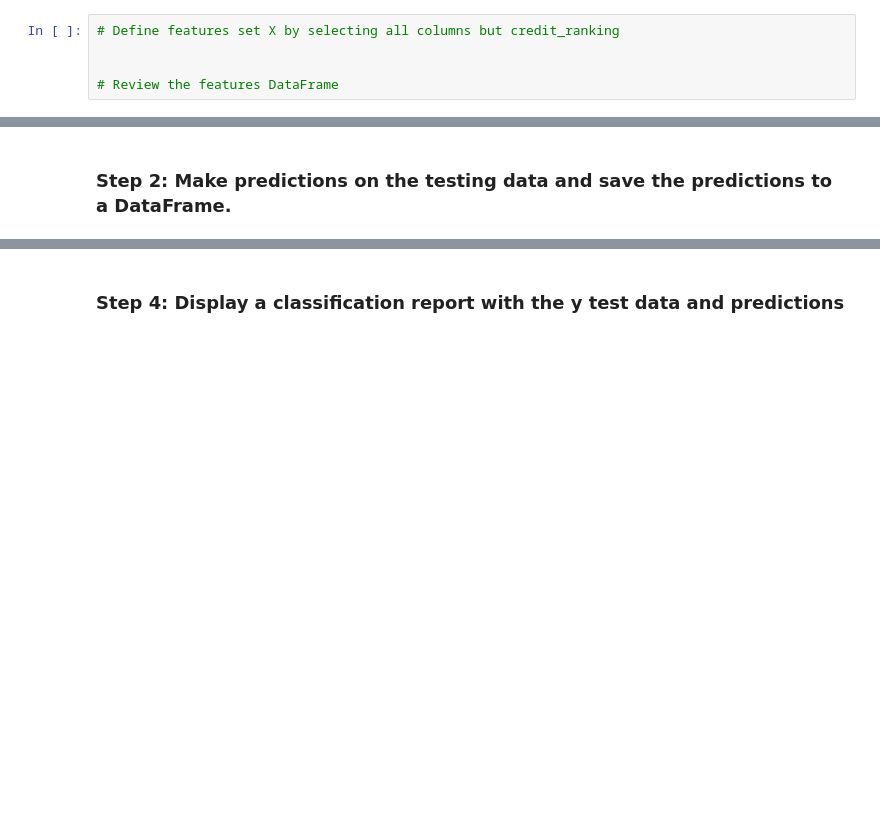
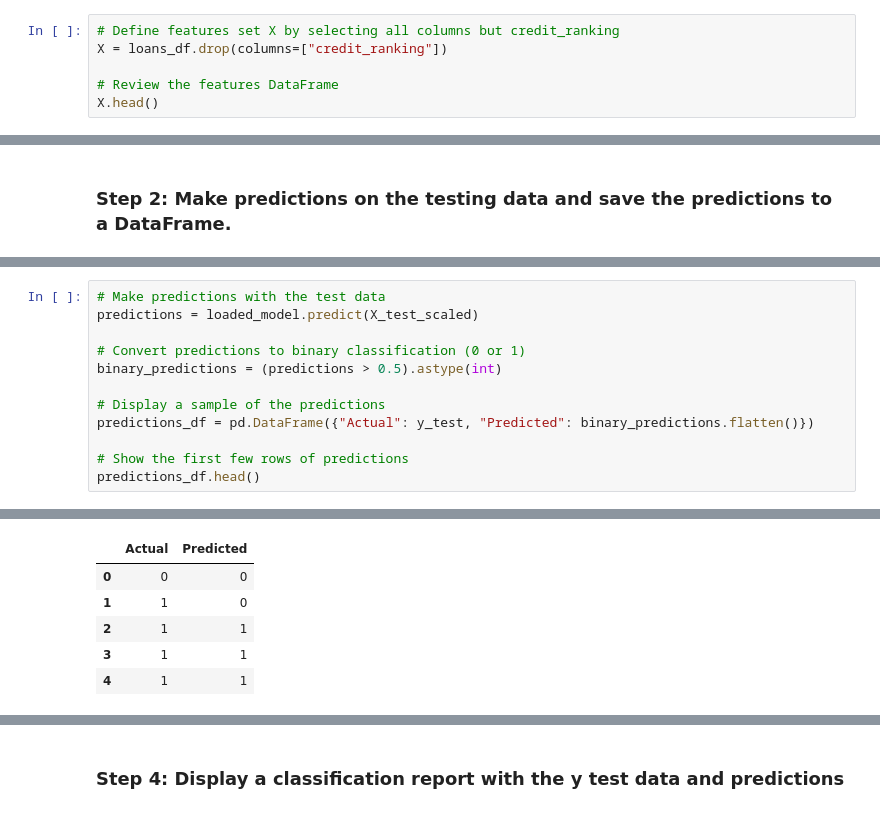
Before and after one commit to ttsai19/neural-network-challenge-1, a Jupyter notebook: student_loans_with_deep_learning.ipynb, the cells around one changed output, grey strips where cells are left out. Drawn from its saved outputs; the diff is of its cells as text; blank space fills up the shorter version.

```diff
--- a/student_loans_with_deep_learning.ipynb
+++ b/student_loans_with_deep_learning.ipynb
@@ -66,8 +70,9 @@ array([0, 0, 0, 1, 0])
 # %%
 # Define features set X by selecting all columns but credit_ranking
-
+X = loans_df.drop(columns=["credit_ranking"])
 
 # Review the features DataFrame
+X.head()
 # %% [output]
 |  | payment_history | location_parameter | stem_degree_score | gpa_ranking | alumni_success | study_major_code | ... |
 | 0 | 7.4 | 0.70 | 0.00 | 1.9 | 0.076 | 11.0 | ... |
@@ -225,0 +222,13 @@ array([[0.63573396],
+# %%
+# Make predictions with the test data
+predictions = loaded_model.predict(X_test_scaled)
+
+# Convert predictions to binary classification (0 or 1)
+binary_predictions = (predictions > 0.5).astype(int)
+
+# Display a sample of the predictions
+predictions_df = pd.DataFrame({"Actual": y_test, "Predicted": binary_predictions.flatten()})
+
+# Show the first few rows of predictions
+predictions_df.head()
+# %% [output]
@@ -225,0 +236,6 @@ array([[0.63573396],
+|  | Actual | Predicted |
+| 0 | 0 | 0 |
+| 1 | 1 | 0 |
+| 2 | 1 | 1 |
+| 3 | 1 | 1 |
+| 4 | 1 | 1 |
```
Also changed, not shown: parts of 20 cells of this notebook, 1 other file.
